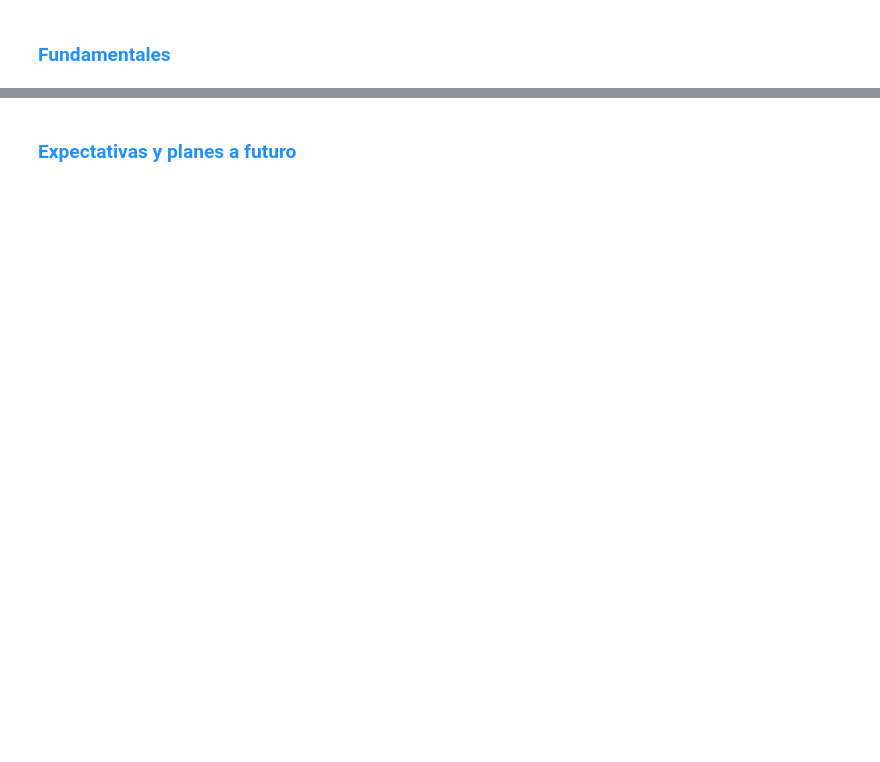
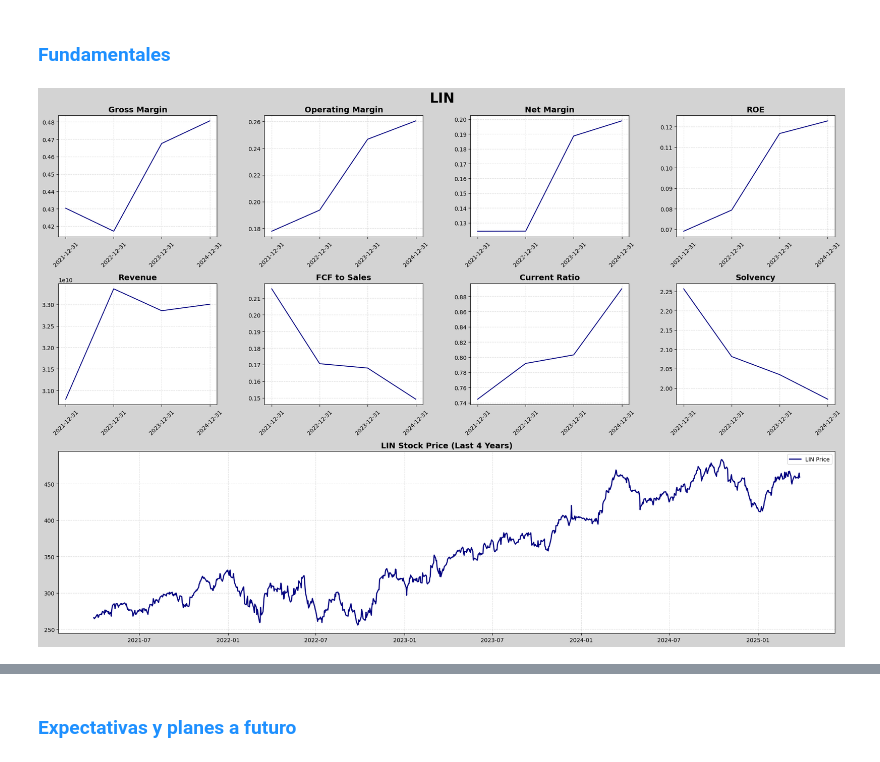
Before and after one commit to luisejdm/Administracion_de_Riesgos, a Jupyter notebook: Proyecto/investigación_activos.ipynb, the cells around one changed output, grey strips where cells are left out. Cells and saved outputs as stored; diff of their text form; code cells hidden in the pictures; blank space fills up the shorter version.

```diff
--- a/Proyecto/investigación_activos.ipynb
+++ b/Proyecto/investigación_activos.ipynb
@@ -211,2 +221,6 @@ Por otro lado, EME tiene poca exposición en otros mercados en el mundo, lo que
 # %% [markdown]
 ### <font color = "dodgerblue"> Fundamentales
+# %%
+plot_financials('LIN')
+# %% [output]
+[figure, added]
```
Also changed, not shown: parts of 6 cells of this notebook.
